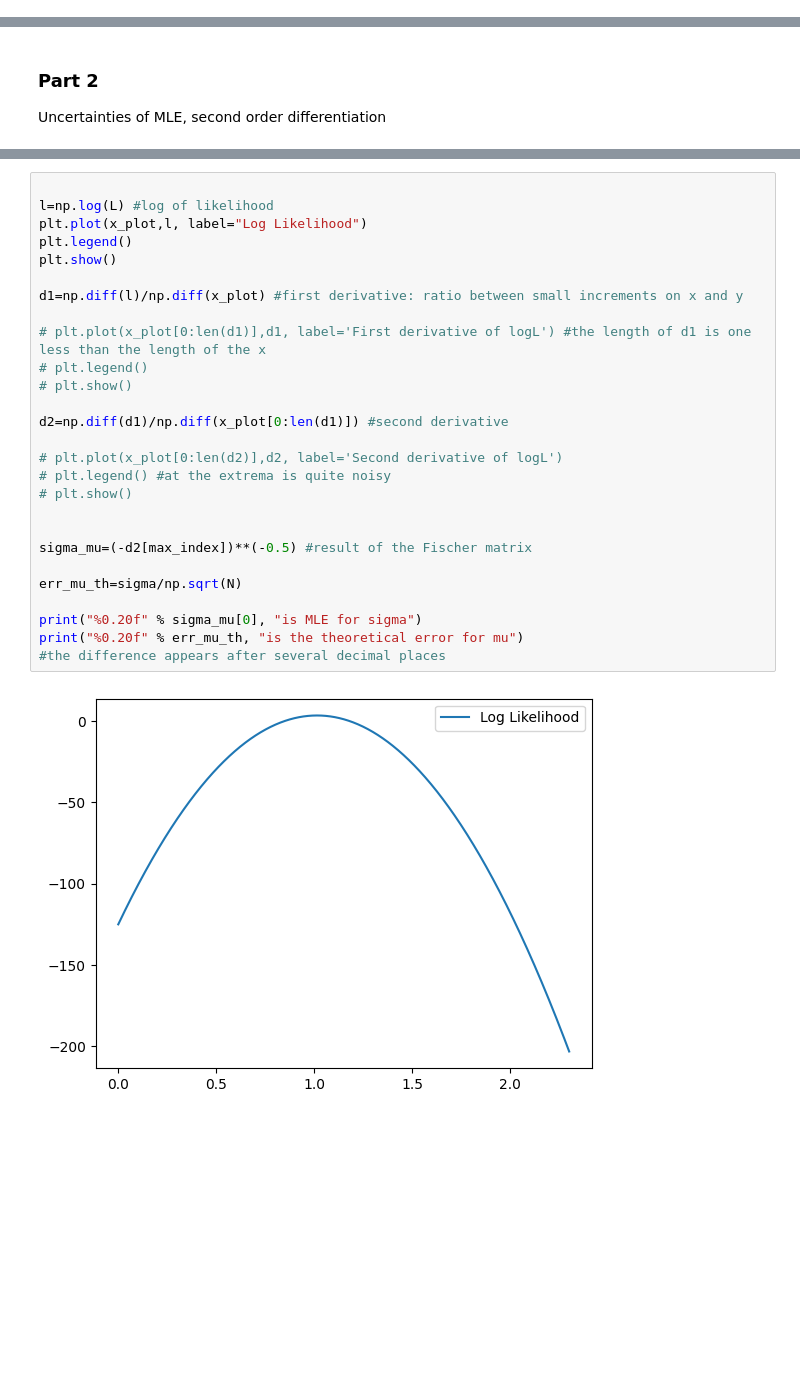
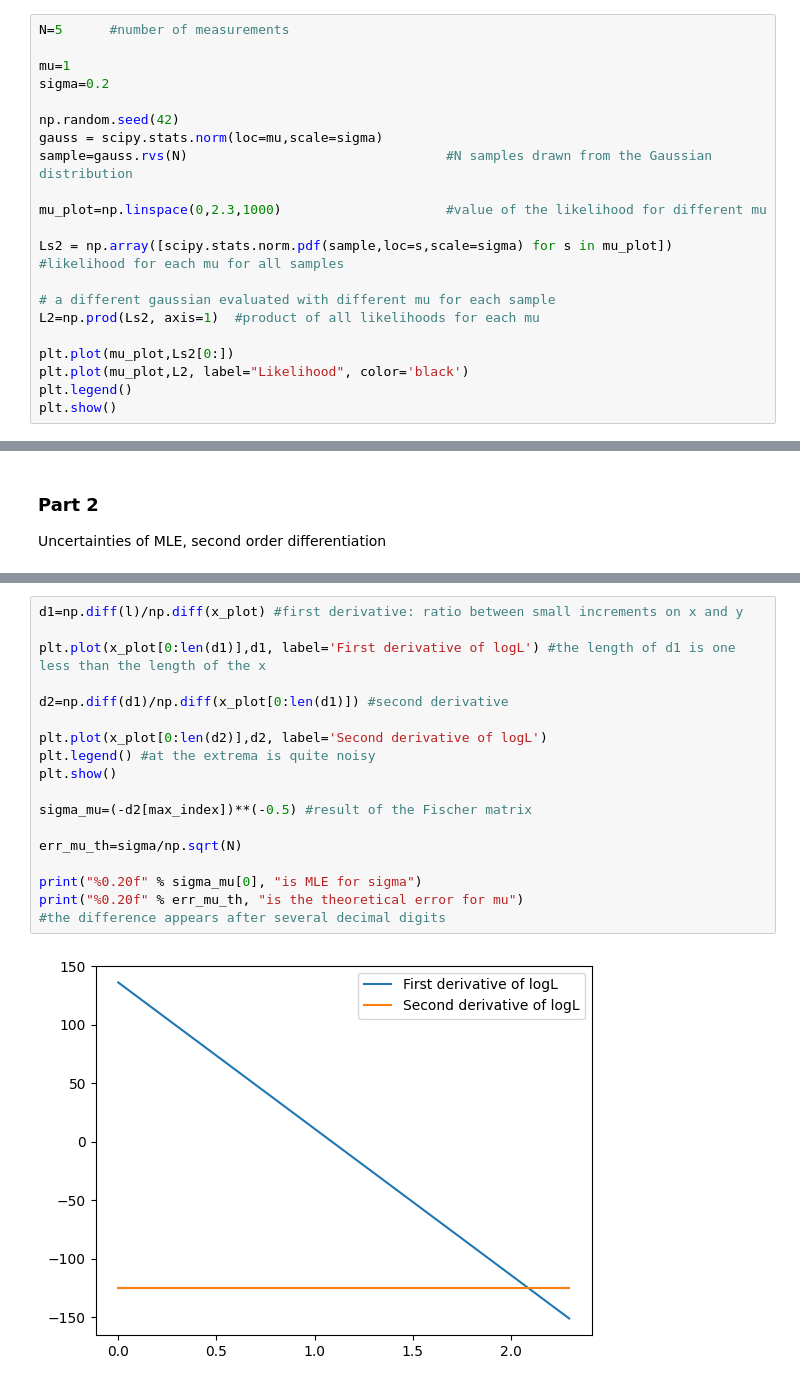
Before and after one commit to Sofiadossena/astrostatistics_bicocca_2025, a Jupyter notebook: working/05_PositionOfStars.ipynb, the cells around one changed output, grey strips where cells are left out. Saved outputs shown, nothing was run; the diff lists cells and outputs as text; blank space fills up the shorter version.

```diff
--- a/working/05_PositionOfStars.ipynb
+++ b/working/05_PositionOfStars.ipynb
@@ -54,0 +57,21 @@ print("%0.4f" % max_L[0], "is the max of likelihood (computed numerically)")
+# %%
+N=5      #number of measurements
+
+mu=1
+sigma=0.2
+
+np.random.seed(42)
+gauss = scipy.stats.norm(loc=mu,scale=sigma)
+sample=gauss.rvs(N)                                 #N samples drawn from the Gaussian distribution
+
+mu_plot=np.linspace(0,2.3,1000)                     #value of the likelihood for different mu
+
+Ls2 = np.array([scipy.stats.norm.pdf(sample,loc=s,scale=sigma) for s in mu_plot])  #likelihood for each mu for all samples
+
+# a different gaussian evaluated with different mu for each sample
+L2=np.prod(Ls2, axis=1)  #product of all likelihoods for each mu
+
+plt.plot(mu_plot,Ls2[0:])
+plt.plot(mu_plot,L2, label="Likelihood", color='black')
+plt.legend()
+plt.show()
@@ -58,29 +106,20 @@ Uncertainties of MLE, second order differentiation
 # %%
-
-l=np.log(L) #log of likelihood
-plt.plot(x_plot,l, label="Log Likelihood")
-plt.legend()
-plt.show()
-
 d1=np.diff(l)/np.diff(x_plot) #first derivative: ratio between small increments on x and y
 
-# plt.plot(x_plot[0:len(d1)],d1, label='First derivative of logL') #the length of d1 is one less than the length of the x
-# plt.legend()
-# plt.show()
+plt.plot(x_plot[0:len(d1)],d1, label='First derivative of logL') #the length of d1 is one less than the length of the x
 
 d2=np.diff(d1)/np.diff(x_plot[0:len(d1)]) #second derivative
 
-# plt.plot(x_plot[0:len(d2)],d2, label='Second derivative of logL')
-# plt.legend() #at the extrema is quite noisy
-# plt.show()
-
+plt.plot(x_plot[0:len(d2)],d2, label='Second derivative of logL')
+plt.legend() #at the extrema is quite noisy
+plt.show()
 
 sigma_mu=(-d2[max_index])**(-0.5) #result of the Fischer matrix
 
 err_mu_th=sigma/np.sqrt(N)
 
 print("%0.20f" % sigma_mu[0], "is MLE for sigma")
 print("%0.20f" % err_mu_th, "is the theoretical error for mu")
-#the difference appears after several decimal places
+#the difference appears after several decimal digits
 # %% [output]
-[figure, old version]
+[figure, new version]
```
Also changed, not shown: parts of 10 cells of this notebook.
